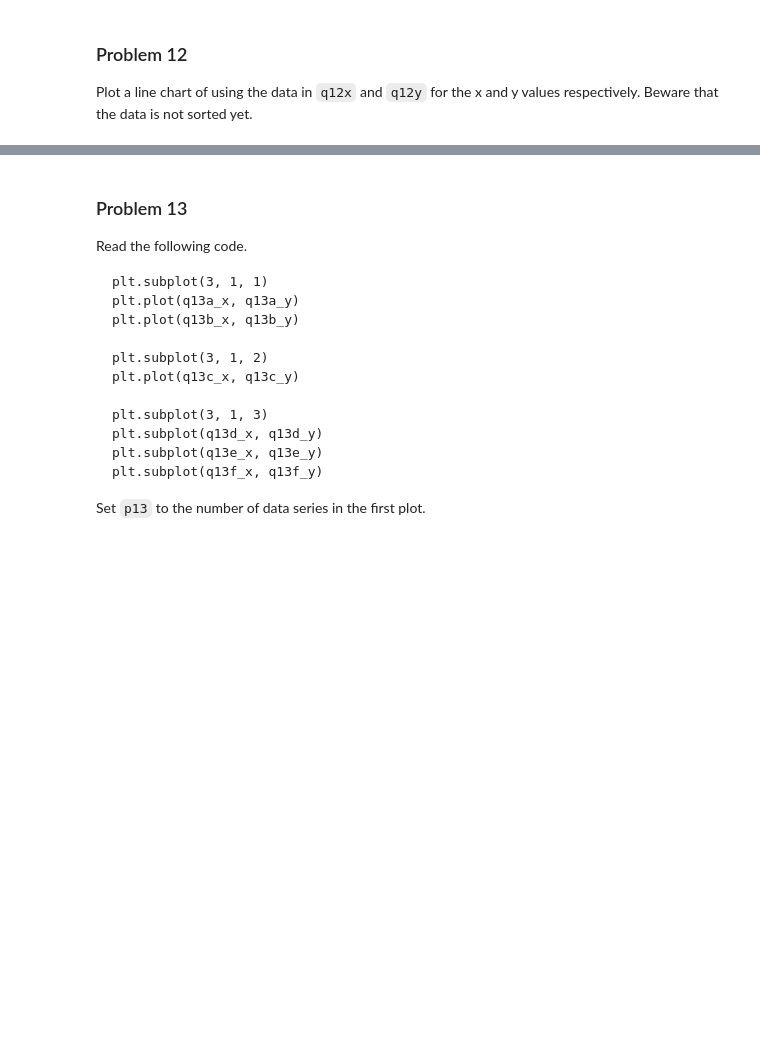
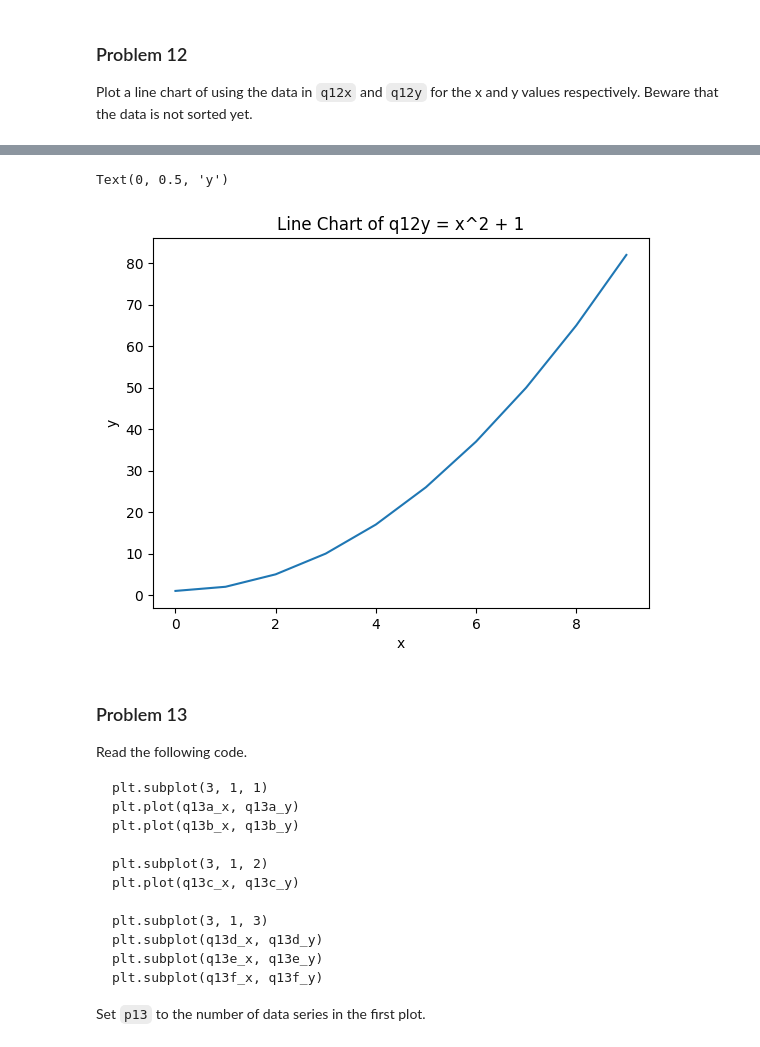
Before and after one commit to teresayc/dx602-homework-05, a Jupyter notebook: homework.ipynb, the cells around one changed output, grey strips where cells are left out. Cells and saved outputs as stored; diff of their text form; code cells hidden in the pictures; blank space fills up the shorter version.

```diff
--- a/homework.ipynb
+++ b/homework.ipynb
@@ -335,3 +344,14 @@ Ellipsis
+# %%
+# YOUR CHANGES HERE
+sorted_pairs = sorted(zip(q12x, q12y))
+sorted_x, sorted_y = zip(*sorted_pairs)
+plt.plot(sorted_x, sorted_y)
+plt.title("Line Chart of q12y = x^2 + 1")
+plt.xlabel("x")
+plt.ylabel("y")
+# %% [output]
+Text(0, 0.5, 'y')
+[figure, added]
 # %% [markdown]
 ### Problem 13
 
```
Also changed, not shown: parts of 20 cells of this notebook, 1 other file.
